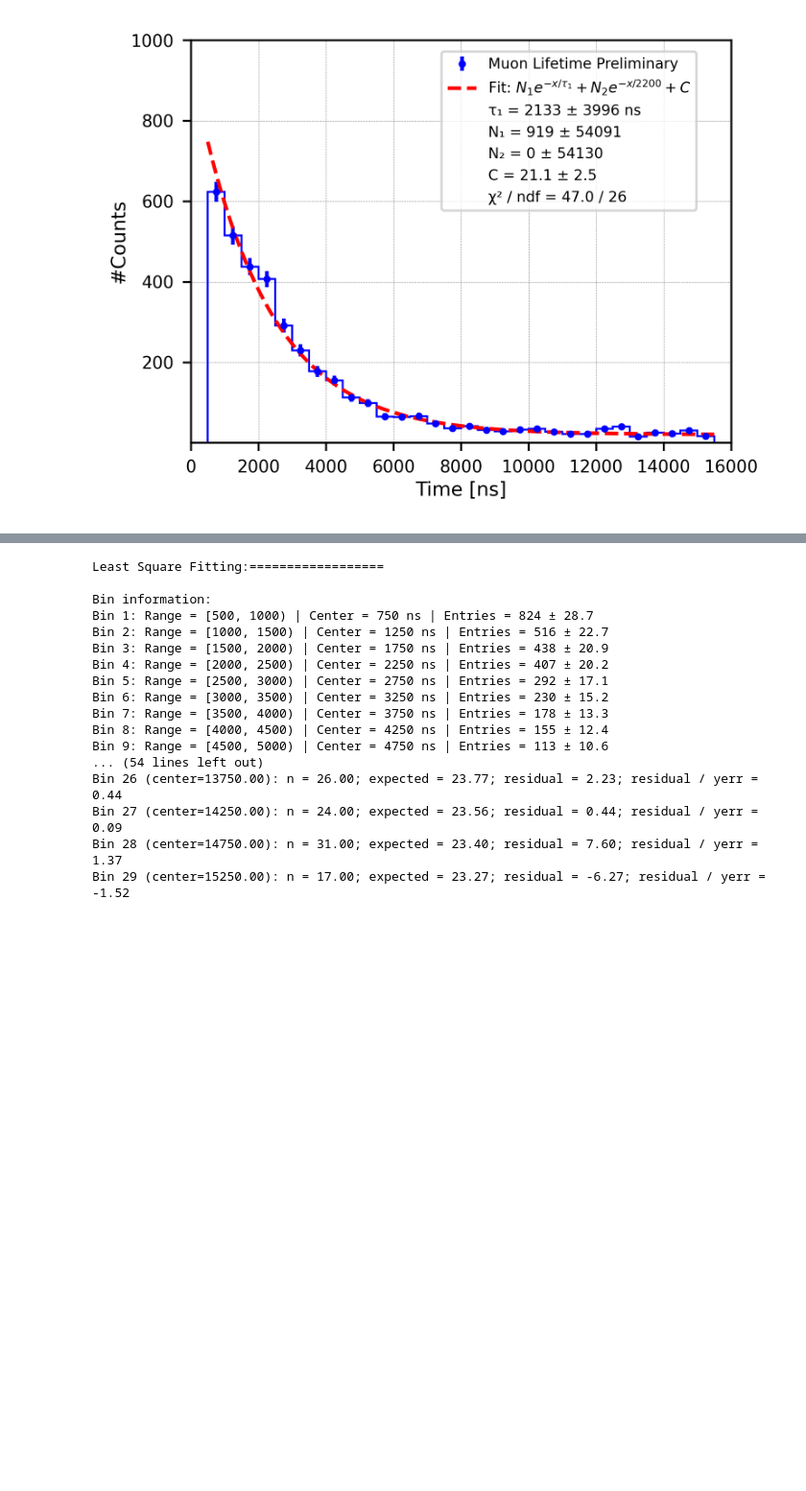
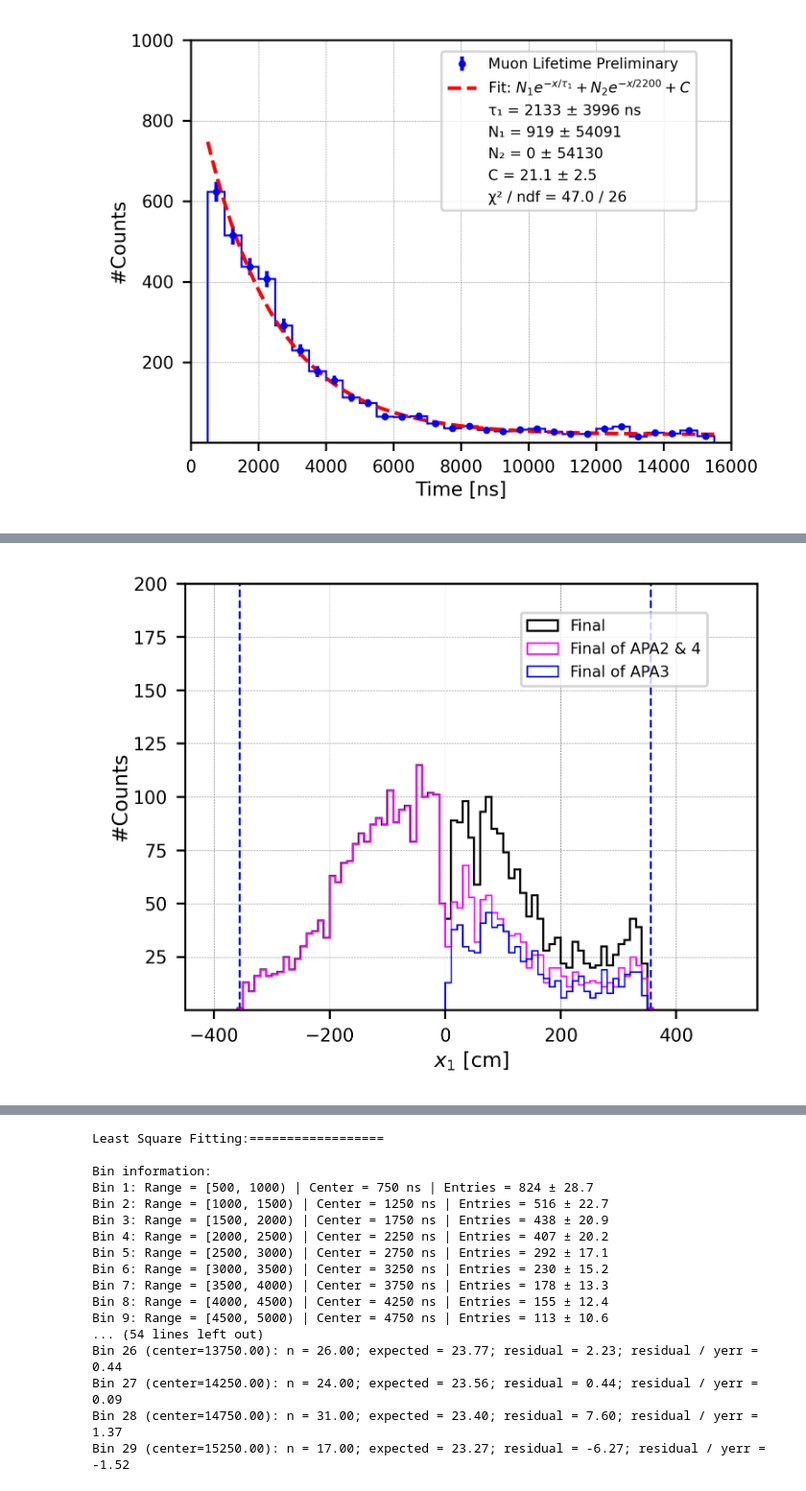
Before and after one commit to szhang17phys/analyze_pdhd_DATA_v2, a Jupyter notebook: jupyter/michel_stat/beamRun28891_FullRun/michelStat_20250615.ipynb, the cells around one changed output, grey strips where cells are left out. Shown at 96% size. Saved outputs shown, nothing was run; the diff lists cells and outputs as text; code cells hidden in the pictures; blank space fills up the shorter version.

```diff
--- a/jupyter/michel_stat/beamRun28891_FullRun/michelStat_20250615.ipynb
+++ b/jupyter/michel_stat/beamRun28891_FullRun/michelStat_20250615.ipynb
@@ -948,0 +1255,91 @@ Bin 29 (center=15250.00): n = 17.00; expected = 21.80; residual = -4.80; residua
+# %%
+# Plotting the histogram (X distribution)---------------
+plt.figure(figsize=(4,3),dpi=400)
+#APA planes---
+plt.plot([-356, -356], [0, 2000], color="blue", linewidth=0.8, linestyle='--')
+plt.plot([356, 356], [0, 2000], color="blue", linewidth=0.8, linestyle='--')
+#Define the range and bin width
+bin_width = 10
+range_min = -400
+range_max = 400
+bins = np.arange(range_min, range_max + bin_width, bin_width)
+
+plt.hist(decayX_update_2, bins=bins, range=(range_min, range_max), edgecolor='black',
+         histtype='step', linewidth=0.8, label='Final')
+plt.hist(decayX_update_2_apa24, bins=bins, range=(range_min, range_max), edgecolor='magenta',
+         histtype='step', linewidth=0.6, label='Final of APA2 & 4')
+plt.hist(decayX_update_2_apa3, bins=bins, range=(range_min, range_max), edgecolor='blue',
+         histtype='step', linewidth=0.6, label='Final of APA3')
+
+plt.xlim(-450, 540)
+plt.xlabel(r'$x_1$ [cm]', labelpad=2, fontsize=8)
+plt.ylabel('#Counts', labelpad=1, fontsize=8)
+plt.ylim(0.1, 200)
+#plt.yscale('log')
+plt.tick_params(labelsize=7)#set the size of ticks---
+plt.grid(color='gray', linestyle='--', linewidth=0.2, zorder=0)
+plt.legend(loc='upper center', bbox_to_anchor=(0.75, 0.95), fontsize=9, markerscale=4, ncol=1, prop={'size':6})
+plt.show()
+
+
+
+
+
+
+# Plotting the histogram (X distribution)---------------
+plt.figure(figsize=(4,3),dpi=400)
+#APA planes---
+plt.plot([-356, -356], [0, 2000], color="blue", linewidth=0.8, linestyle='--')
+plt.plot([356, 356], [0, 2000], color="blue", linewidth=0.8, linestyle='--')
+#Define the range and bin width
+bin_width = 10
+range_min = -400
+range_max = 400
+bins = np.arange(range_min, range_max + bin_width, bin_width)
+
+plt.hist(decayX_TPC, bins=bins, range=(range_min, range_max), edgecolor='black',
+         histtype='step', linewidth=0.8, label='Initial')
+plt.hist(decayX_TPC_apa24, bins=bins, range=(range_min, range_max), edgecolor='magenta',
+         histtype='step', linewidth=0.6, label='Initial of APA2 & 4')
+plt.hist(decayX_TPC_apa3, bins=bins, range=(range_min, range_max), edgecolor='blue',
+         histtype='step', linewidth=0.6, label='Initial of APA3')
+
+plt.xlim(-450, 540)
+plt.xlabel(r'$x_1$ [cm]', labelpad=2, fontsize=8)
+plt.ylabel('#Counts', labelpad=1, fontsize=8)
+plt.ylim(0.1, 2000)
+#plt.yscale('log')
+plt.tick_params(labelsize=7)#set the size of ticks---
+plt.grid(color='gray', linestyle='--', linewidth=0.2, zorder=0)
+plt.legend(loc='upper center', bbox_to_anchor=(0.75, 0.95), fontsize=9, markerscale=4, ncol=1, prop={'size':6})
+plt.show()
+
+
+
+
+
+
+
+#Z-X plane ploting (Top View)----------------------------------------
+plt.figure(figsize=(4,3),dpi=400)
+
+#auxiliary line, along y(geo) and x axis---
+aux2 = [0, 465, 465, 0, 0] #y shoud be y---
+aux1 = [356, 356, -356, -356, 356]
+plt.plot(aux2, aux1, color="blue", linewidth=0.8, linestyle='-')
+
+
+#Drawing of data points------
+plt.scatter(decayZ_TPC, decayX_TPC, c='magenta', s=2.0, alpha=1.0, marker='.', label='Magenta Bias')
+
+
+plt.axis('scaled')
+plt.ylim(-450, 450)#z---
+plt.xlim(-50, 515)
+plt.ylabel('X axis [cm]', labelpad=1, fontsize=5)
+plt.xlabel('Z axis [cm]', labelpad=1, fontsize=5)
+plt.tick_params(labelsize=4)#set the size of ticks---
+plt.grid(color='gray', linestyle='--', linewidth=0.3, zorder=0)
+plt.show()
+# %% [output]
+[figure, added]
```
Also changed, not shown: parts of 10 cells of this notebook, 22 other files.
